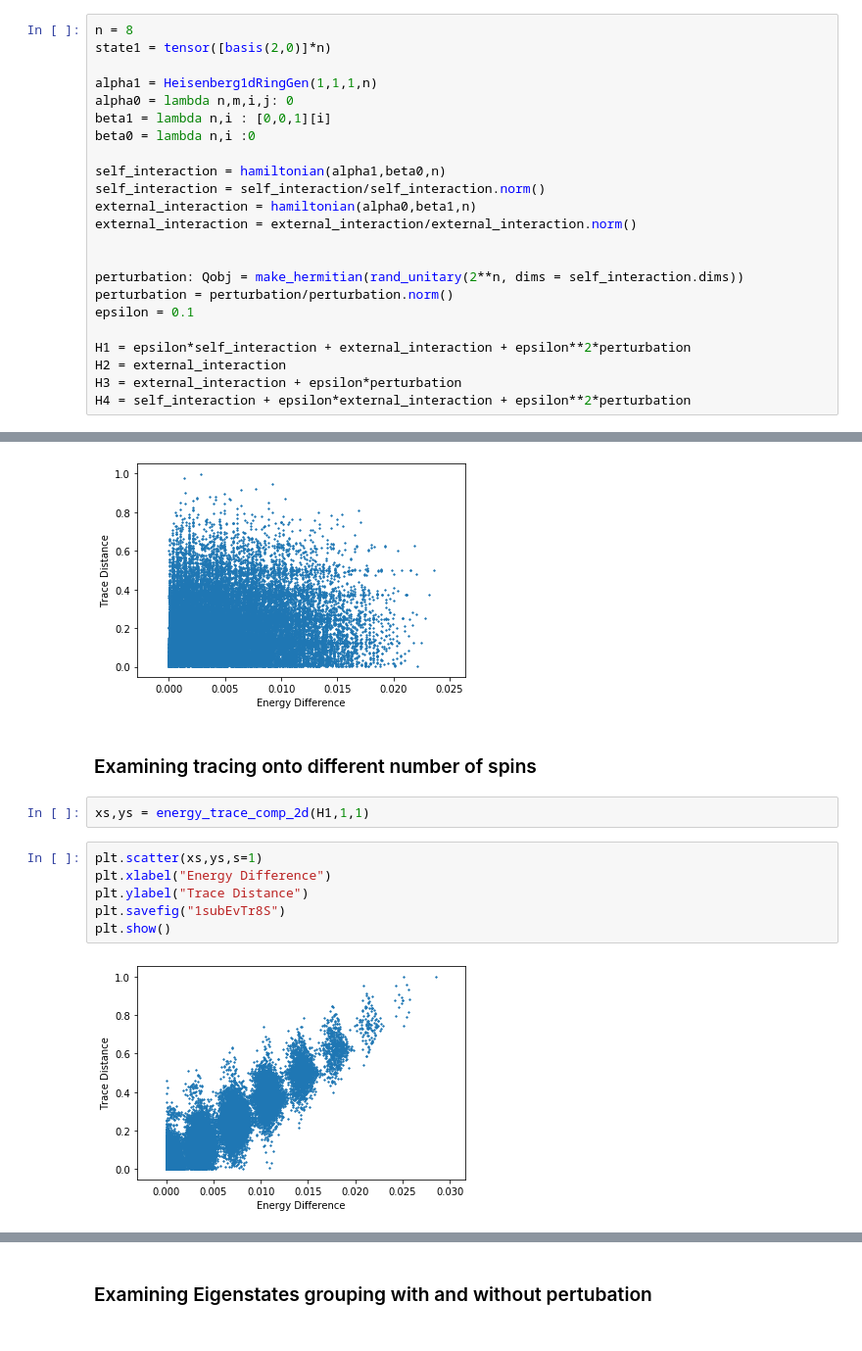
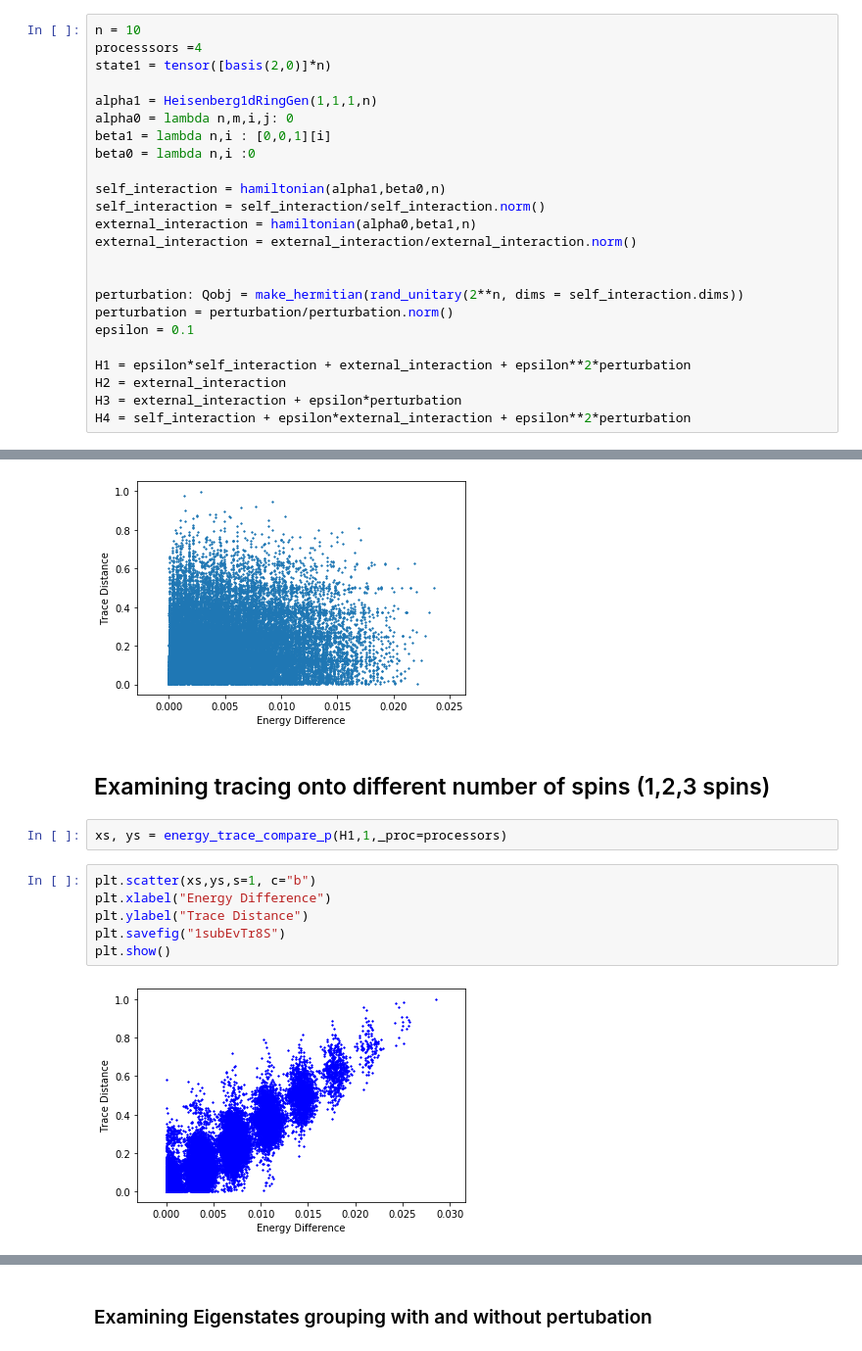
Before and after one commit to oliverimc/MSci-Project-Quantum-Thermalisation, a Jupyter notebook: MastersThermalisation.ipynb, the cells around one changed output, grey strips where cells are left out. Shown: that part at 98% size. Cells and saved outputs as stored; diff of their text form.

```diff
--- a/MastersThermalisation.ipynb
+++ b/MastersThermalisation.ipynb
@@ -102,7 +94,8 @@ equilibration_analyser(H3,initial_state,final_t,steps)
 # %% [markdown]
 ## Testing Trace distance vs energy distance for eigenstates of a hamiltonian
 # %%
-n = 8
+n = 10
+processsors =4
 state1 = tensor([basis(2,0)]*n)
 
 alpha1 = Heisenberg1dRingGen(1,1,1,n)
@@ -175,14 +166,14 @@ plt.show()
 # %% [output]
 [figure]
 # %% [markdown]
-### Examining  tracing onto different number of spins
+## Examining  tracing onto different number of spins  (1,2,3 spins)
 # %%
-xs,ys = energy_trace_comp_2d(H1,1,1)
+xs, ys = energy_trace_compare_p(H1,1,_proc=processors)
 # %%
-plt.scatter(xs,ys,s=1)
+plt.scatter(xs,ys,s=1, c="b")
 plt.xlabel("Energy Difference")
 plt.ylabel("Trace Distance")
 plt.savefig("1subEvTr8S")
 plt.show()
 # %% [output]
-[figure, old version]
+[figure, new version]
```
Also changed, not shown: parts of 74 cells of this notebook, 7 other files.
